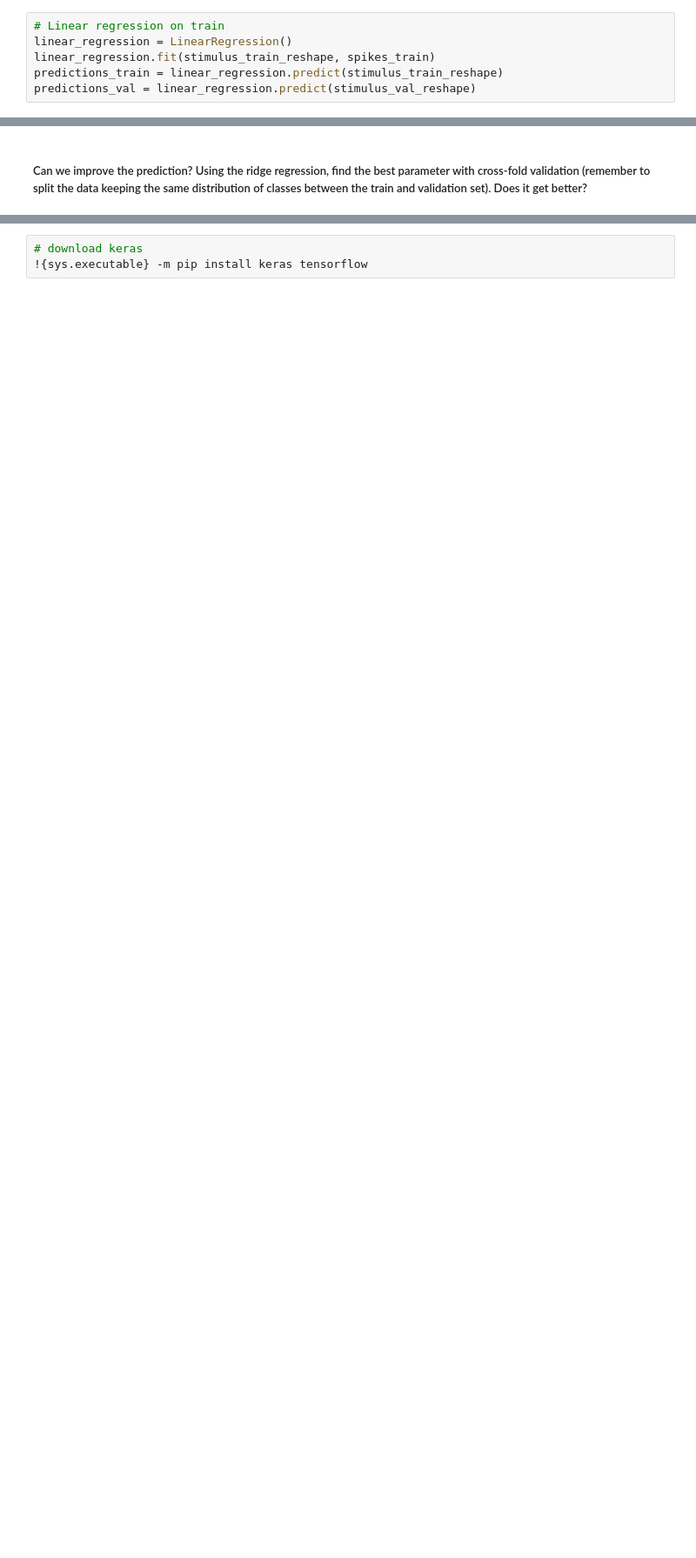
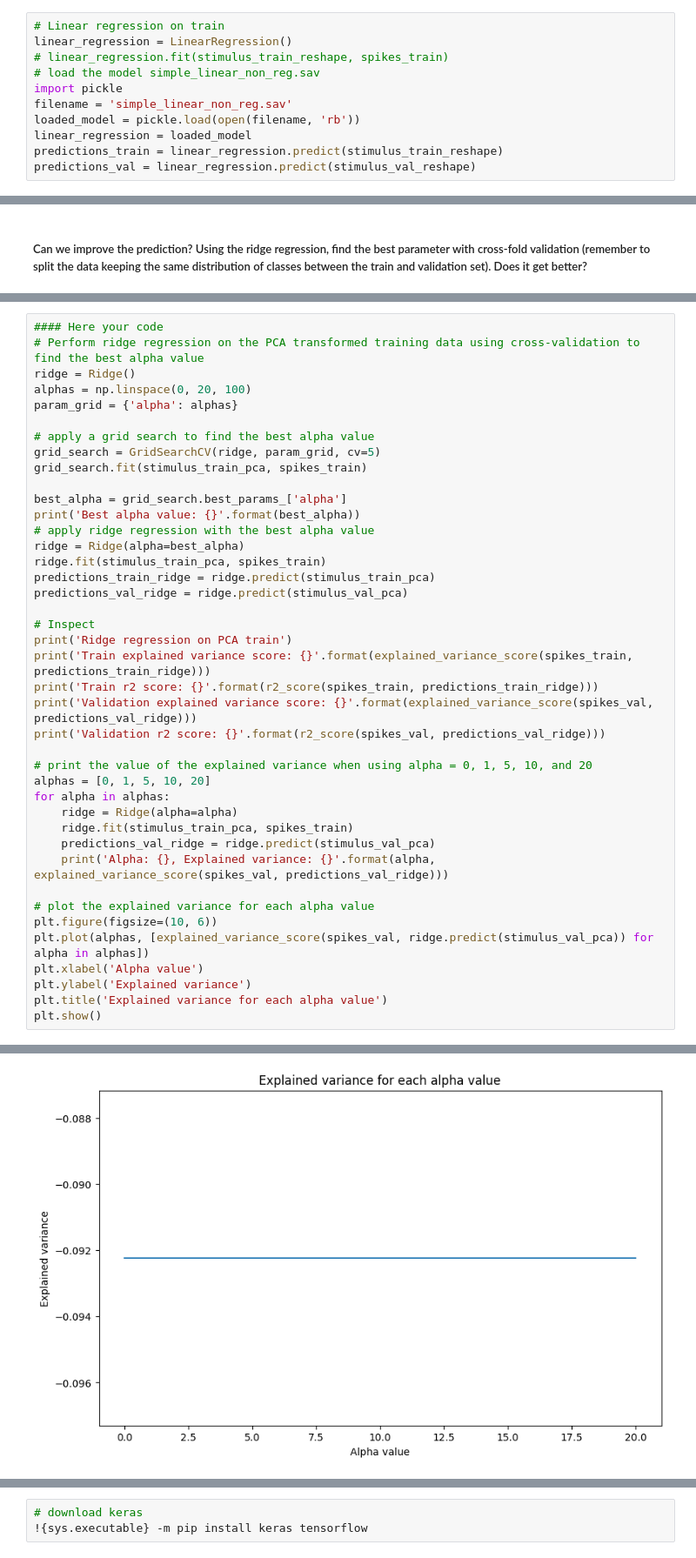
Before and after one commit to GuilhermeCosta-Ferreira/BLCI_G21, a Jupyter notebook: week6.ipynb, the cells around one changed output, grey strips where cells are left out. Shown: that part at 87% size. Saved outputs shown, nothing was run; the diff lists cells and outputs as text; blank space fills up the shorter version.

```diff
--- a/week6.ipynb
+++ b/week6.ipynb
@@ -109,7 +103,12 @@ stimulus_test_reshape = stimulus_test.reshape(stimulus_test.shape[0], n_channels
 # %%
 # Linear regression on train
 linear_regression = LinearRegression()
-linear_regression.fit(stimulus_train_reshape, spikes_train)
+# linear_regression.fit(stimulus_train_reshape, spikes_train)
+# load the model simple_linear_non_reg.sav
+import pickle
+filename = 'simple_linear_non_reg.sav'
+loaded_model = pickle.load(open(filename, 'rb'))
+linear_regression = loaded_model
 predictions_train = linear_regression.predict(stimulus_train_reshape)
 predictions_val = linear_regression.predict(stimulus_val_reshape)
 # %%
@@ -221,0 +215,42 @@ param_grid = {'alpha': alphas}
+# %%
+#### Here your code
+# Perform ridge regression on the PCA transformed training data using cross-validation to find the best alpha value
+ridge = Ridge()
+alphas = np.linspace(0, 20, 100)
+param_grid = {'alpha': alphas}
+
+# apply a grid search to find the best alpha value
+grid_search = GridSearchCV(ridge, param_grid, cv=5)
+grid_search.fit(stimulus_train_pca, spikes_train)
+
+best_alpha = grid_search.best_params_['alpha']
+print('Best alpha value: {}'.format(best_alpha))
+# apply ridge regression with the best alpha value
+ridge = Ridge(alpha=best_alpha)
+ridge.fit(stimulus_train_pca, spikes_train)
+predictions_train_ridge = ridge.predict(stimulus_train_pca)
+predictions_val_ridge = ridge.predict(stimulus_val_pca)
+
+# Inspect
+print('Ridge regression on PCA train')
+print('Train explained variance score: {}'.format(explained_variance_score(spikes_train, predictions_train_ridge)))
+print('Train r2 score: {}'.format(r2_score(spikes_train, predictions_train_ridge)))
+print('Validation explained variance score: {}'.format(explained_variance_score(spikes_val, predictions_val_ridge)))
+print('Validation r2 score: {}'.format(r2_score(spikes_val, predictions_val_ridge)))
+
+# print the value of the explained variance when using alpha = 0, 1, 5, 10, and 20
+alphas = [0, 1, 5, 10, 20]
+for alpha in alphas:
+    ridge = Ridge(alpha=alpha)
+    ridge.fit(stimulus_train_pca, spikes_train)
+    predictions_val_ridge = ridge.predict(stimulus_val_pca)
+    print('Alpha: {}, Explained variance: {}'.format(alpha, explained_variance_score(spikes_val, predictions_val_ridge)))
+
+# plot the explained variance for each alpha value
+plt.figure(figsize=(10, 6))
+plt.plot(alphas, [explained_variance_score(spikes_val, ridge.predict(stimulus_val_pca)) for alpha in alphas])
+plt.xlabel('Alpha value')
+plt.ylabel('Explained variance')
+plt.title('Explained variance for each alpha value')
+plt.show()
+# %% [output]
@@ -221,0 +268 @@ param_grid = {'alpha': alphas}
+[figure, added]
```
Also changed, not shown: parts of 13 cells of this notebook.
